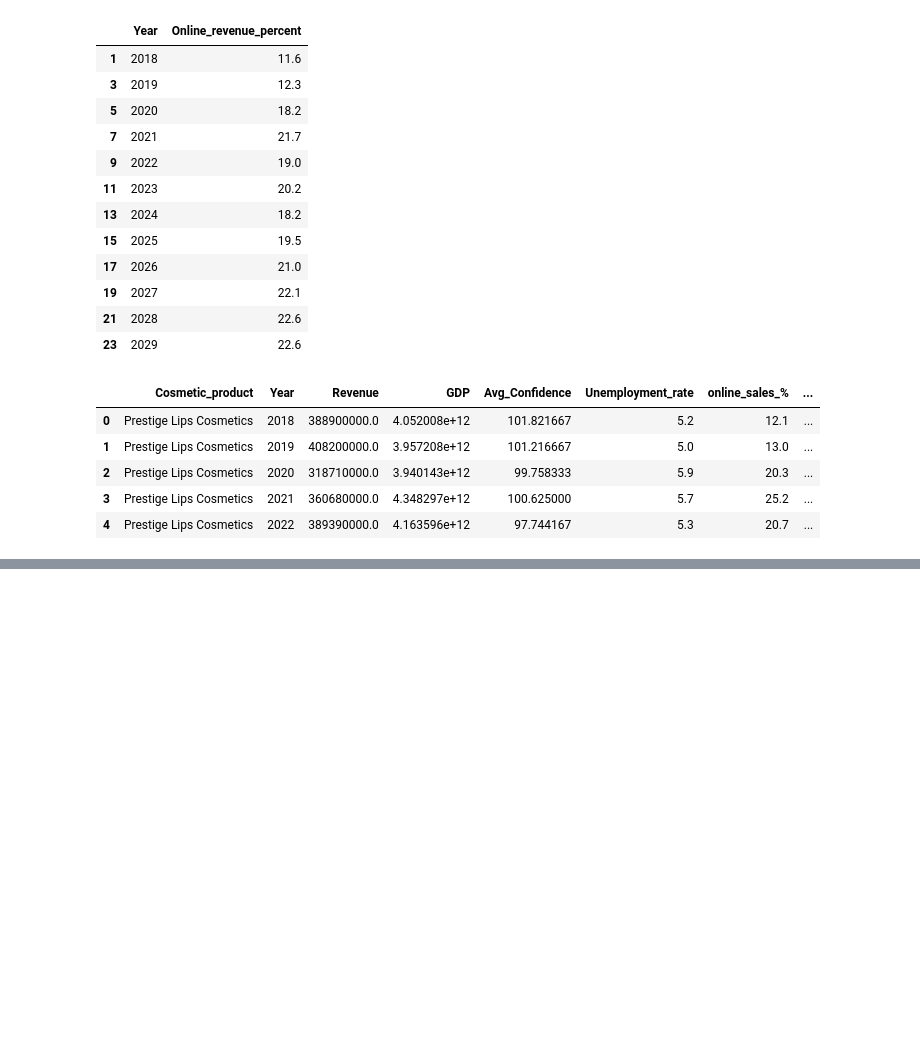
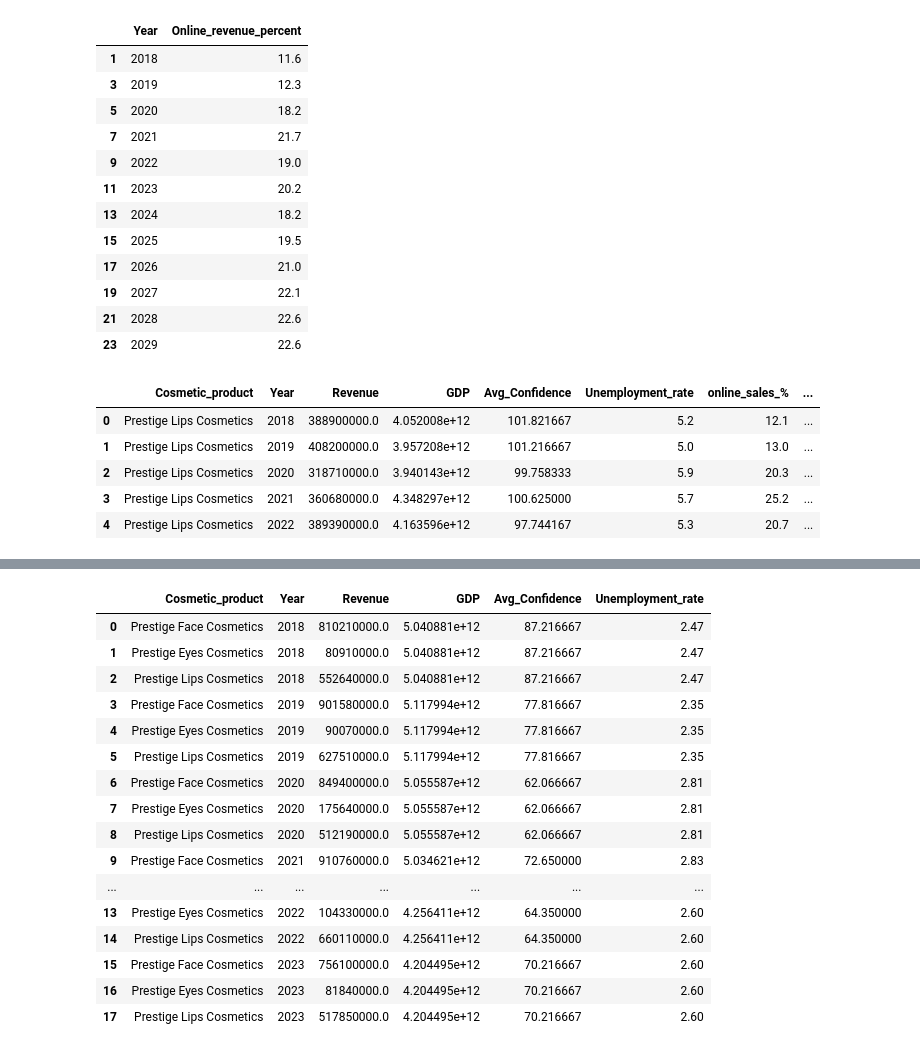
Before and after one commit to kaitlinjohnson1/Luxury_goods_project, a Jupyter notebook: code/visualisations_code.ipynb, the cells around one changed output, grey strips where cells are left out. Cells and saved outputs as stored; diff of their text form; code cells hidden in the pictures; blank space fills up the shorter version.

```diff
--- a/code/visualisations_code.ipynb
+++ b/code/visualisations_code.ipynb
@@ -909,0 +940,15 @@ germany_df.head()
+# %%
+# JAPAN GDP
+
+# Using the global GDP dataframe from earlier, filter Japan and 2018-2023
+japan_GDP = GDP_data_long[
+    (GDP_data_long['Country Name'] == 'Japan') &
+    (GDP_data_long['Year'] >= 2018) &
+    (GDP_data_long['Year'] <= 2023)
+]
+
+# Convert year to integer, drop columns and reset index
+japan_GDP['Year'] = japan_GDP['Year'].astype(int)
+japan_GDP = japan_GDP.drop(columns=['Country Name'])
+japan_GDP = japan_GDP.reset_index(drop=True)
+japan_GDP
@@ -909,0 +999,18 @@ germany_df.head()
+# %%
+# JAPAN UNEMPLOYMENT
+
+# Load unemployment rate dataset for japan
+japan_unemployment = pd.read_csv("/Users/kaitlinjohnson/Desktop/luxury_goods_project/data/raw_data/country_data/Japan/japan_unemployment.csv")
+
+# Rename columns, drop na values and unneeded columns
+japan_unemployment.columns = ["Year", "Unemployment_rate", "Percent"]
+japan_unemployment = japan_unemployment.dropna(subset=['Unemployment_rate'])
+japan_unemployment = japan_unemployment.drop(columns=['Percent'])
+
+# Clean up the 'Year' column
+japan_unemployment['Year'] = japan_unemployment['Year'].str.replace(r'\D', '', regex=True)
+japan_unemployment['Year'] = japan_unemployment['Year'].astype(int)
+
+# Filter the data for 2018-2023
+japan_unemployment = japan_unemployment[(japan_unemployment['Year'] >= 2018) & (japan_unemployment['Year'] <= 2023)]
+japan_unemployment
@@ -909,0 +1025,27 @@ germany_df.head()
+# %%
+# JAPAN FIRST MERGE
+
+# Merge dataframes on year
+japan_df = pd.merge(japan_df, japan_GDP, on='Year', how='inner')
+japan_df = pd.merge(japan_df, japan_confidence_avg, on='Year', how='inner')
+japan_df = pd.merge(japan_df, japan_unemployment, on='Year', how='inner')
+
+japan_df.head()
+# %% [output]
+|  | Cosmetic_product | Year | Revenue | GDP | Avg_Confidence | Unemployment_rate |
+| 0 | Prestige Face Cosmetics | 2018 | 810210000.0 | 5.040881e+12 | 87.216667 | 2.47 |
+| 1 | Prestige Eyes Cosmetics | 2018 | 80910000.0 | 5.040881e+12 | 87.216667 | 2.47 |
+| 2 | Prestige Lips Cosmetics | 2018 | 552640000.0 | 5.040881e+12 | 87.216667 | 2.47 |
+| 3 | Prestige Face Cosmetics | 2019 | 901580000.0 | 5.117994e+12 | 77.816667 | 2.35 |
+| 4 | Prestige Eyes Cosmetics | 2019 | 90070000.0 | 5.117994e+12 | 77.816667 | 2.35 |
+| 5 | Prestige Lips Cosmetics | 2019 | 627510000.0 | 5.117994e+12 | 77.816667 | 2.35 |
+| 6 | Prestige Face Cosmetics | 2020 | 849400000.0 | 5.055587e+12 | 62.066667 | 2.81 |
+| 7 | Prestige Eyes Cosmetics | 2020 | 175640000.0 | 5.055587e+12 | 62.066667 | 2.81 |
+| 8 | Prestige Lips Cosmetics | 2020 | 512190000.0 | 5.055587e+12 | 62.066667 | 2.81 |
+| 9 | Prestige Face Cosmetics | 2021 | 910760000.0 | 5.034621e+12 | 72.650000 | 2.83 |
+| ... | ... | ... | ... | ... | ... | ... |
+| 13 | Prestige Eyes Cosmetics | 2022 | 104330000.0 | 4.256411e+12 | 64.350000 | 2.60 |
+| 14 | Prestige Lips Cosmetics | 2022 | 660110000.0 | 4.256411e+12 | 64.350000 | 2.60 |
+| 15 | Prestige Face Cosmetics | 2023 | 756100000.0 | 4.204495e+12 | 70.216667 | 2.60 |
+| 16 | Prestige Eyes Cosmetics | 2023 | 81840000.0 | 4.204495e+12 | 70.216667 | 2.60 |
+| 17 | Prestige Lips Cosmetics | 2023 | 517850000.0 | 4.204495e+12 | 70.216667 | 2.60 |
```
Also changed, not shown: parts of 7 cells of this notebook, 11 other files.
